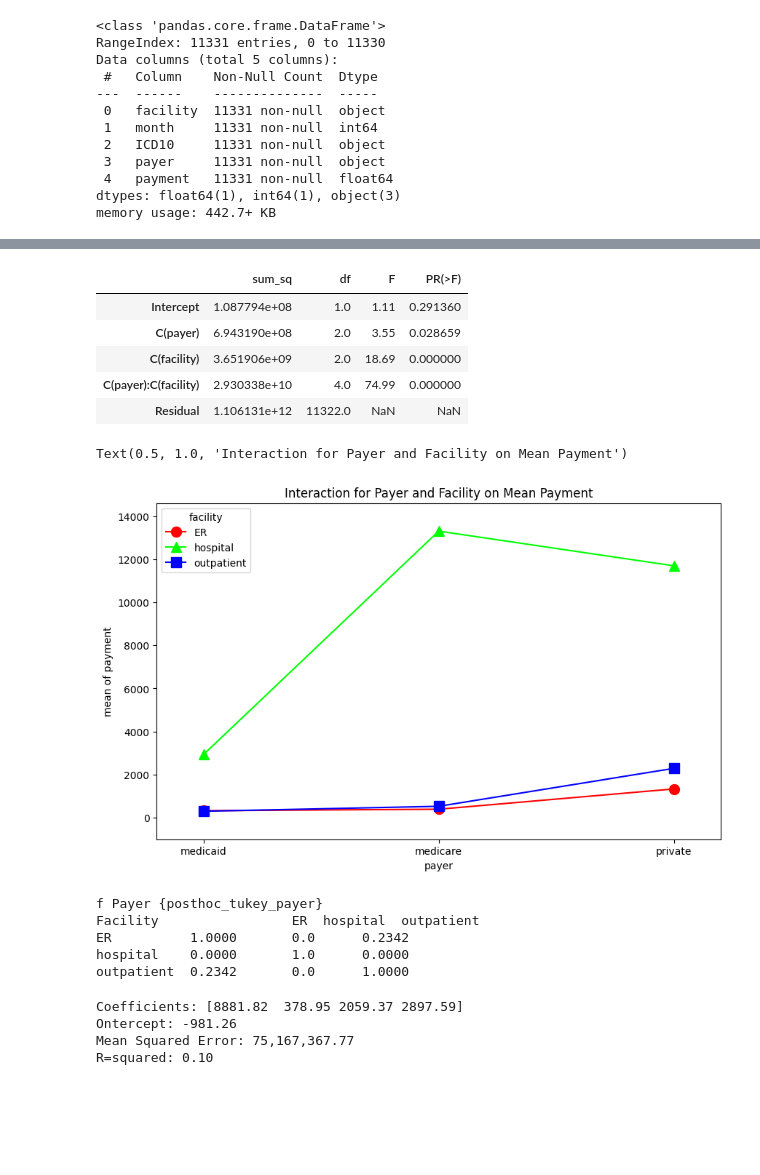
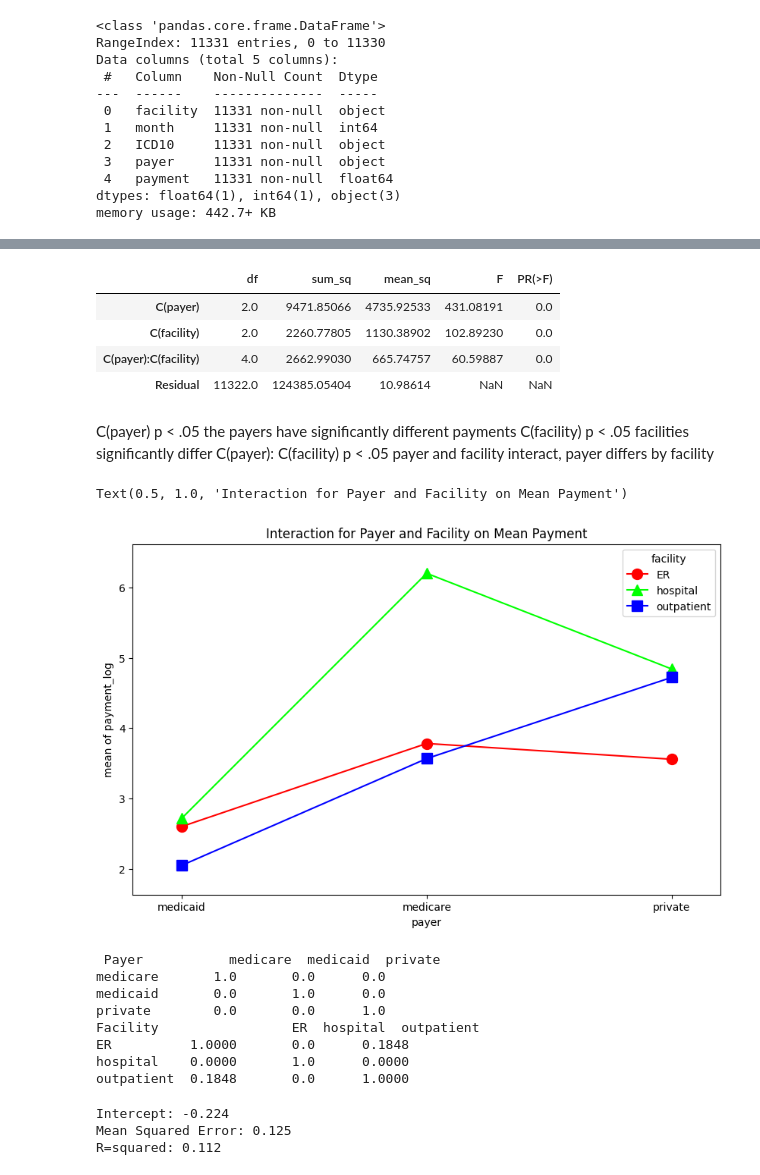
Before and after one commit to mha2112/Insurers, a Jupyter notebook: analysis.ipynb, the cells around one changed output, grey strips where cells are left out. Saved outputs shown, nothing was run; the diff lists cells and outputs as text; code cells hidden in the pictures; blank space fills up the shorter version.

```diff
--- a/analysis.ipynb
+++ b/analysis.ipynb
@@ -604,6 +606,8 @@ top_ICD10_month.info()
 top_ICD10_month['facility'] = top_ICD10_month['facility'].astype('category')
 top_ICD10_month['payer'] = top_ICD10_month['payer'].astype('category')
 top_ICD10_month['payment'] = top_ICD10_month['payment'].astype('float')
+top_ICD10_month['month'] = top_ICD10_month['month'].astype('category')
+top_ICD10_month['ICD10'] = top_ICD10_month['ICD10'].astype('category')
 # %% [output]
 <class 'pandas.core.frame.DataFrame'>
 RangeIndex: 11331 entries, 0 to 11330
@@ -636,68 +624,82 @@ top_ICD10_month.dropna()
 # %%
 import statsmodels.api as sm
 from statsmodels.formula.api import ols
-#anova 2-way regression test
+#anova 3-way regression test
+#test mean differences(log) due to very different dollar amounts per facility
 
+top_ICD10_month['payment_log'] = np.log1p(top_ICD10_month['payment'])
 #To determine whether there is a statistically significant difference in the mean total payments between insurance payors (Medicare, Medicaid, Private Insurance)
 #random sample of 40
-model= ols('payment ~ C(payer) + C(facility) + C(payer):C(facility)', data=top_ICD10_month).fit()
+model= ols('payment_log ~ C(payer) * C(facility)', data=top_ICD10_month).fit()
 anova_table = sm.stats.anova_lm(model, type = 3)
 #round the output
-anova_round_results = anova_table.round({'sum_sq': 2, 'F':2, 'PR(>F)':7})
+anova_round_results = anova_table.round(5)
 anova_round_results
 #anova_table
 # %% [output]
-|  | sum_sq | df | F | PR(>F) |
-| Intercept | 1.087794e+08 | 1.0 | 1.11 | 0.291360 |
-| C(payer) | 6.943190e+08 | 2.0 | 3.55 | 0.028659 |
-| C(facility) | 3.651906e+09 | 2.0 | 18.69 | 0.000000 |
-| C(payer):C(facility) | 2.930338e+10 | 4.0 | 74.99 | 0.000000 |
-| Residual | 1.106131e+12 | 11322.0 | NaN | NaN |
+|  | df | sum_sq | mean_sq | F | PR(>F) |
+| C(payer) | 2.0 | 9471.85066 | 4735.92533 | 431.08191 | 0.0 |
+| C(facility) | 2.0 | 2260.77805 | 1130.38902 | 102.89230 | 0.0 |
+| C(payer):C(facility) | 4.0 | 2662.99030 | 665.74757 | 60.59887 | 0.0 |
+| Residual | 11322.0 | 124385.05404 | 10.98614 | NaN | NaN |
+# %% [markdown]
+C(payer) p < .05 the payers have significantly different payments
+C(facility) p < .05 facilities significantly differ
+C(payer): C(facility) p < .05 payer and facility interact, payer differs by facility
 # %%
 #change types for plotting
 top_ICD10_month['facility'] = top_ICD10_month['facility'].astype(str)
 top_ICD10_month['payer'] = top_ICD10_month['payer'].astype(str)
 
 #result interpretation
 from statsmodels.graphics.factorplots import interaction_plot
 fig, ax = plt.subplots(figsize=(10,6))
-fig =  interaction_plot(x=top_ICD10_month['payer'], trace=top_ICD10_month['facility'], response=top_ICD10_month['payment'],
+fig =  interaction_plot(x=top_ICD10_month['payer'], trace=top_ICD10_month['facility'], response=top_ICD10_month['payment_log'],
                         markers=['o', '^','s'], ms=10, ax=ax)
 plt.title('Interaction for Payer and Facility on Mean Payment')
 # %% [output]
 Text(0.5, 1.0, 'Interaction for Payer and Facility on Mean Payment')
-[figure, old version]
+[figure, new version]
 # %%
 #ad_hoc to find what groups are different since p<.05
-posthoc_tukey_payer = sp.posthoc_tukey(top_ICD10_month, val_col='payment', group_col='payer').round(4)
-posthoc_tukey_facility = sp.posthoc_tukey(top_ICD10_month, val_col='payment', group_col='facility').round(4)
+posthoc_tukey_payer = sp.posthoc_tukey(top_ICD10_month, val_col='payment_log', group_col='payer').round(4)
+posthoc_tukey_facility = sp.posthoc_tukey(top_ICD10_month, val_col= 'payment_log', group_col='facility').round(4)
 
 #round
 posthoc_tukey_payer.round({'sum_sq': 2, 'F':2, 'PR(>F)':7})
 posthoc_tukey_facility.round({'sum_sq': 2, 'F':2, 'PR(>F)':7})
 
-print('f Payer {posthoc_tukey_payer}')
+print(f' Payer {posthoc_tukey_payer}')
 print(f'Facility {posthoc_tukey_facility}')
 # %% [output]
-f Payer {posthoc_tukey_payer}
+ Payer           medicare  medicaid  private
+medicare       1.0       0.0      0.0
+medicaid       0.0       1.0      0.0
+private        0.0       0.0      1.0
 Facility                 ER  hospital  outpatient
-ER          1.0000       0.0      0.2342
+ER          1.0000       0.0      0.1848
 hospital    0.0000       1.0      0.0000
-outpatient  0.2342       0.0      1.0000
+outpatient  0.1848       0.0      1.0000
 # %%
+#linear regression model
+
 #changed columns back to type
 top_ICD10_month['facility'] = top_ICD10_month['facility'].astype('category')
 top_ICD10_month['payer'] = top_ICD10_month['payer'].astype('category')
-top_ICD10_month['payment'] = top_ICD10_month['payment'].astype('float')
+top_ICD10_month['month'] = top_ICD10_month['month'].astype('category')
+top_ICD10_month['ICD10'] = top_ICD10_month['ICD10'].astype('category')
+#normalized dataset for model
+top_ICD10_month['payment_normalized'] = top_ICD10_month.groupby('facility')['payment'].transform(lambda x: (x - x.mean())/ x.std())
+top_ICD10_month['payment_normalized'] = top_ICD10_month['payment_normalized'].astype('float')
 
 #create dummy variables for facility and payer categoric coli=umns
-X = pd.get_dummies(top_ICD10_month[['facility', 'payer']], drop_first=True)
-y = top_ICD10_month['payment']
+X = pd.get_dummies(top_ICD10_month[['facility', 'payer', 'ICD10', 'month']], drop_first=True)
+y = np.log1p(top_ICD10_month['payment_normalized'])
 
 #split into training sets
 X_train, X_test, y_train, y_test = train_test_split(X, y, test_size=0.2, random_state=42)
 
-#create and train the data
+#fit, create and train the data
 model = LinearRegression()
 model.fit(X_train, y_train)
 
@@ -708,13 +710,12 @@ y_pred = model.predict(X_test)
 mse = mean_squared_error(y_test, y_pred)
 r2 = r2_score(y_test, y_pred)
 
-print(f'Coefficients: {model.coef_.round(2)}')
-print(f'Ontercept: {model.intercept_:.2f}')
-print(f'Mean Squared Error: {mse:,.2f}')
-print(f'R=squared: {r2:.2f}')
+
+print(f'Intercept: {model.intercept_:.3f}')
+print(f'Mean Squared Error: {mse:,.3f}')
+print(f'R=squared: {r2:.3f}')
 # %% [output]
-Coefficients: [8881.82  378.95 2059.37 2897.59]
-Ontercept: -981.26
-Mean Squared Error: 75,167,367.77
-R=squared: 0.10
+Intercept: -0.224
+Mean Squared Error: 0.125
+R=squared: 0.112
 # %%
```
Also changed, not shown: parts of 11 cells of this notebook.
